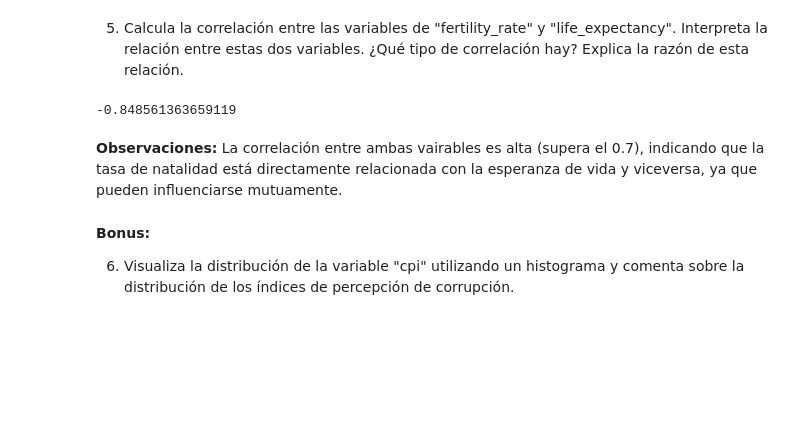
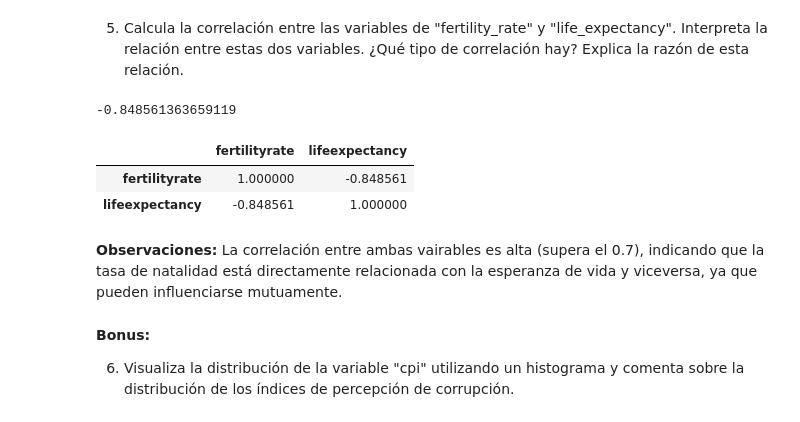
Before and after one commit to TaniaGraff/Modulo3, a Jupyter notebook: Ejercicios_Pair_Programming_Estadistica_Descriptiva.ipynb, the cells around one changed output. Cells and saved outputs as stored; diff of their text form; code cells hidden in the pictures; blank space fills up the shorter version.

```diff
--- a/Ejercicios_Pair_Programming_Estadistica_Descriptiva.ipynb
+++ b/Ejercicios_Pair_Programming_Estadistica_Descriptiva.ipynb
@@ -152,6 +183,13 @@ correlacion = df['fertilityrate'].corr(df['lifeexpectancy'])
 correlacion
 # %% [output]
 -0.848561363659119
+# %%
+#Otra forma de mostrar los datos directamente en un DF.
+df[["fertilityrate", "lifeexpectancy"]].corr()
+# %% [output]
+|  | fertilityrate | lifeexpectancy |
+| fertilityrate | 1.000000 | -0.848561 |
+| lifeexpectancy | -0.848561 | 1.000000 |
 # %% [markdown]
 **Observaciones:** La correlación entre ambas vairables es alta (supera el 0.7), indicando que la tasa de natalidad está directamente relacionada con la esperanza de vida y viceversa, ya que pueden influenciarse mutuamente.
 # %% [markdown]
```
Also changed, not shown: parts of 8 cells of this notebook, 5 other files.
